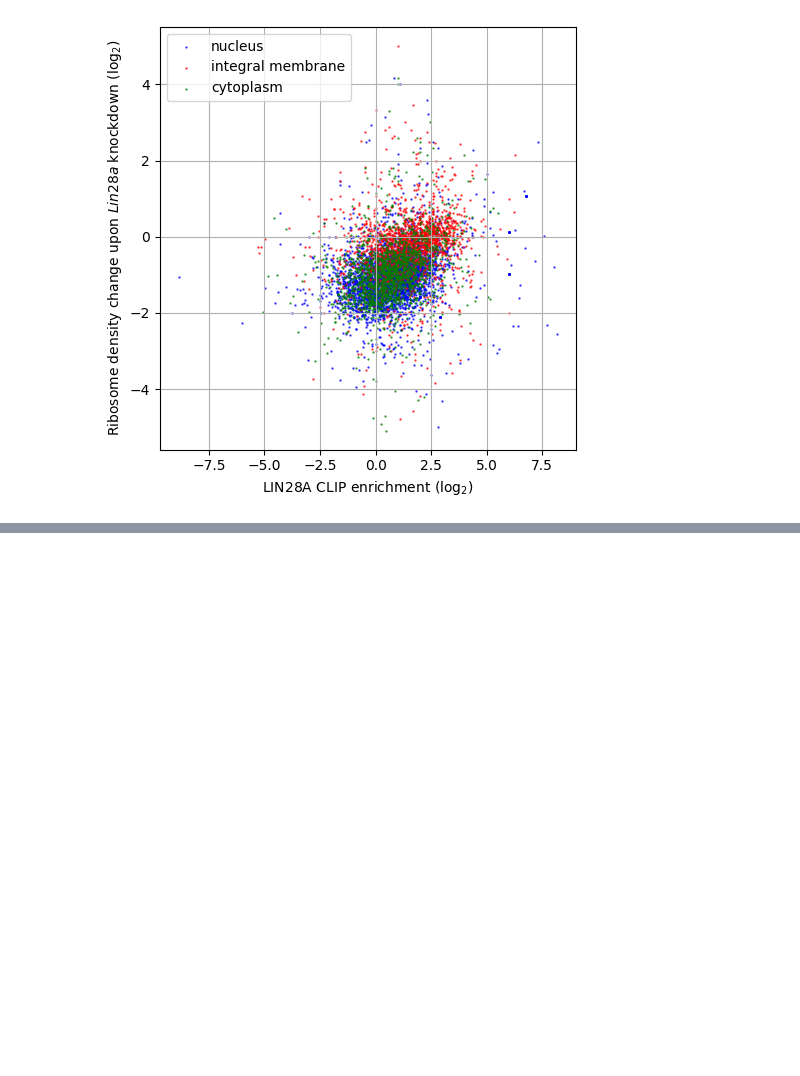
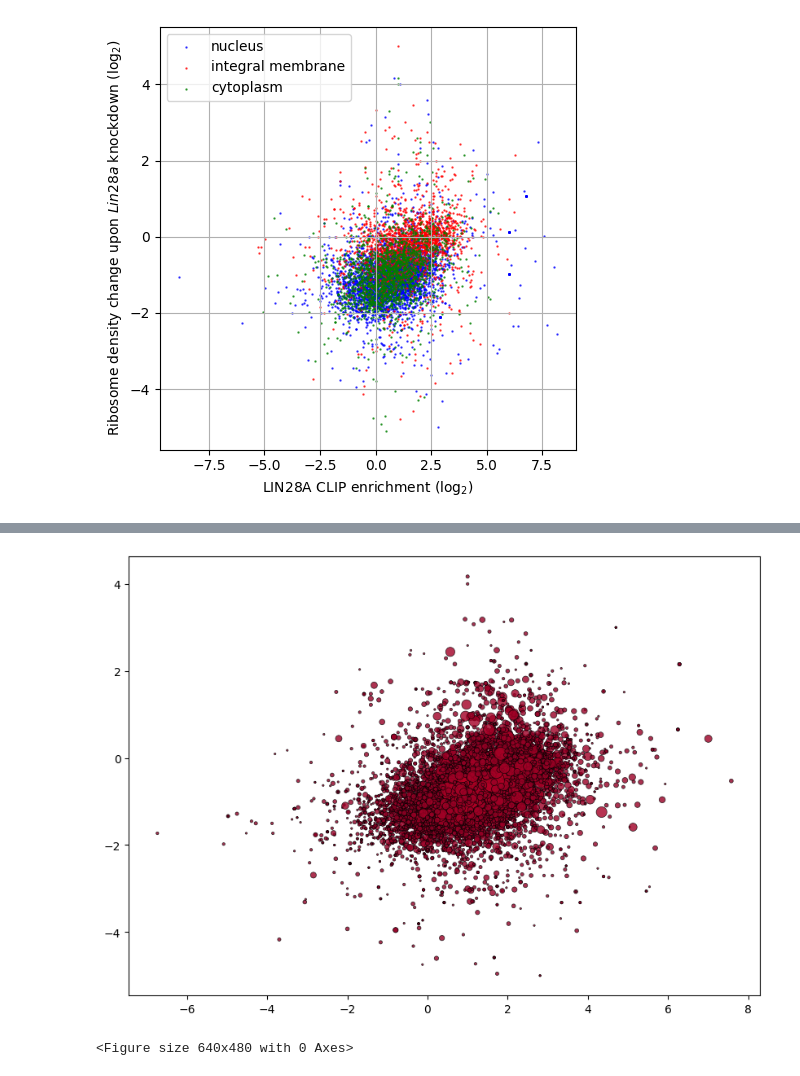
Before and after one commit to khs1119/lin28a-clip-seq, a Jupyter notebook: CoLab_TermProj_2025_1.ipynb, the cells around one changed output, grey strips where cells are left out. Saved outputs shown, nothing was run; the diff lists cells and outputs as text; code cells hidden in the pictures; blank space fills up the shorter version.

```diff
--- a/CoLab_TermProj_2025_1.ipynb
+++ b/CoLab_TermProj_2025_1.ipynb
@@ -371,0 +473,3 @@ plt.show()
+# %%
+cnts_annot_go = cnts_annot.merge(go_terms_df, on='gene_id', how='left')
+cnts_annot_go = cnts_annot_go.set_index('Geneid')
@@ -371,0 +487,32 @@ plt.show()
+# %%
+cnts_go = cnts_annot_go.dropna(subset=['go_term']).copy()
+# %%
+go_data = cnts_go.groupby('go_term').agg(
+    clip_enrichment_mean=('clip_enrichment', 'mean'),
+    rden_change_mean=('rden_change', 'mean'),
+    gene_count=('gene_id', 'count')
+).reset_index()
+# %%
+go_data['log2_clip_enrichment'] = np.log2(go_data['clip_enrichment_mean'])
+go_data['log2_rden_change'] = np.log2(go_data['rden_change_mean'])
+
+go_data['fdr'] = 1 / (go_data['gene_count'] + 1)
+# %%
+import matplotlib.pyplot as plt
+
+fig, ax = plt.subplots(figsize=(10, 7))
+
+norm = plt.Normalize(vmin=-20, vmax=0)
+colors = plt.cm.YlOrRd(norm(np.log10(go_data['fdr'])))
+
+sc = ax.scatter(
+    go_data['log2_clip_enrichment'],
+    go_data['log2_rden_change'],
+    s=go_data['gene_count'] * 3,
+    c=colors,
+    edgecolors='black',
+    linewidths=0.5,
+    alpha=0.8
+)
+# %% [output]
+[figure, added]
@@ -371,0 +532,16 @@ plt.show()
+# %%
+ax.set_xlabel('Enrichment level of LIN28A-bound CLIP tags (log₂)')
+ax.set_ylabel('Ribosome density change upon Lin28a knockdown (log₂)')
+ax.axhline(0, color='gray', linestyle='--', linewidth=1)
+ax.axvline(0, color='gray', linestyle='--', linewidth=1)
+ax.grid(True)
+
+sm = plt.cm.ScalarMappable(cmap='YlOrRd', norm=norm)
+sm.set_array([])
+cbar = plt.colorbar(sm, ax=ax)
+cbar.set_label('Term-specific enrichment confidence\n(false discovery rate)', rotation=270, labelpad=20)
+
+plt.tight_layout()
+plt.show()
+# %% [output]
+<Figure size 640x480 with 0 Axes>
```
Also changed, not shown: parts of 22 cells of this notebook.
